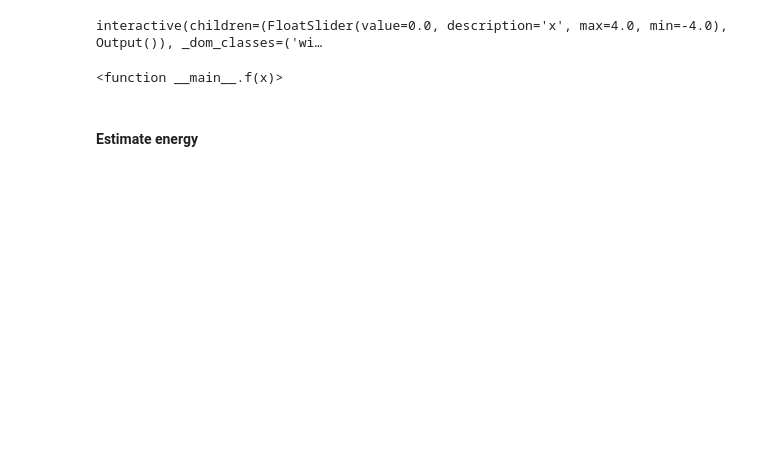
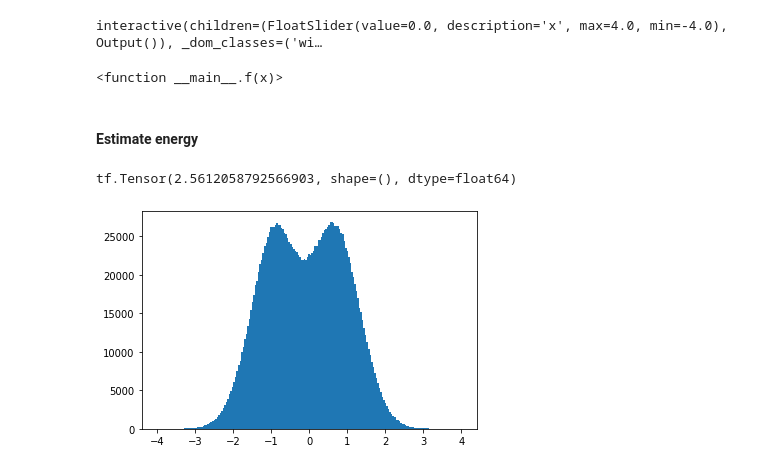
Before and after one commit to KristianWold/FYS4411, a Jupyter notebook: Project2/Autoregressive RNN Bosons.ipynb, the cells around one changed output. Saved outputs shown, nothing was run; the diff lists cells and outputs as text; code cells hidden in the pictures; blank space fills up the shorter version.

```diff
--- a/Project2/Autoregressive RNN Bosons.ipynb
+++ b/Project2/Autoregressive RNN Bosons.ipynb
@@ -201,25 +201,23 @@ interactive(children=(FloatSlider(value=0.0, description='x', max=4.0, min=-4.0)
 #### Estimate energy
 # %%
 N = 1000000
+x = []
 model.hidden_reset(N)
-x1 = sample(model, N, 20)[0]
-model.rnn_forward(x1)
-x2 = sample(model, N, 20)[0]
+for i in range(model.n):
+    x.append(sample(model, N, steps)[0])
+    model.rnn_forward(x[-1])
 
-x = tf.concat((x1,x2), axis=1)
+x = tf.concat(x, axis=1)
 
 E, _ = loss(model, x)
 
 print(E)
+# %% [output]
+tf.Tensor(2.5612058792566903, shape=(), dtype=float64)
 # %%
-N = 1000000
-x = []
-model.hidden_reset(N)
-for i in range(model.n):
-    x.append(sample(model, N, steps)[0])
-    model.rnn_forward(x[-1])
-
-x = tf.reshape(tf.concat(x, axis=1), (-1,1)).numpy()
-bins = np.linspace(-3, 3, 200)
+x = tf.reshape(x, (-1,1)).numpy()
+bins = np.linspace(-4, 4, 200)
 plt.hist(x, bins=bins)
 plt.show()
+# %% [output]
+[figure, added]
```
Also changed, not shown: parts of 6 cells of this notebook.
